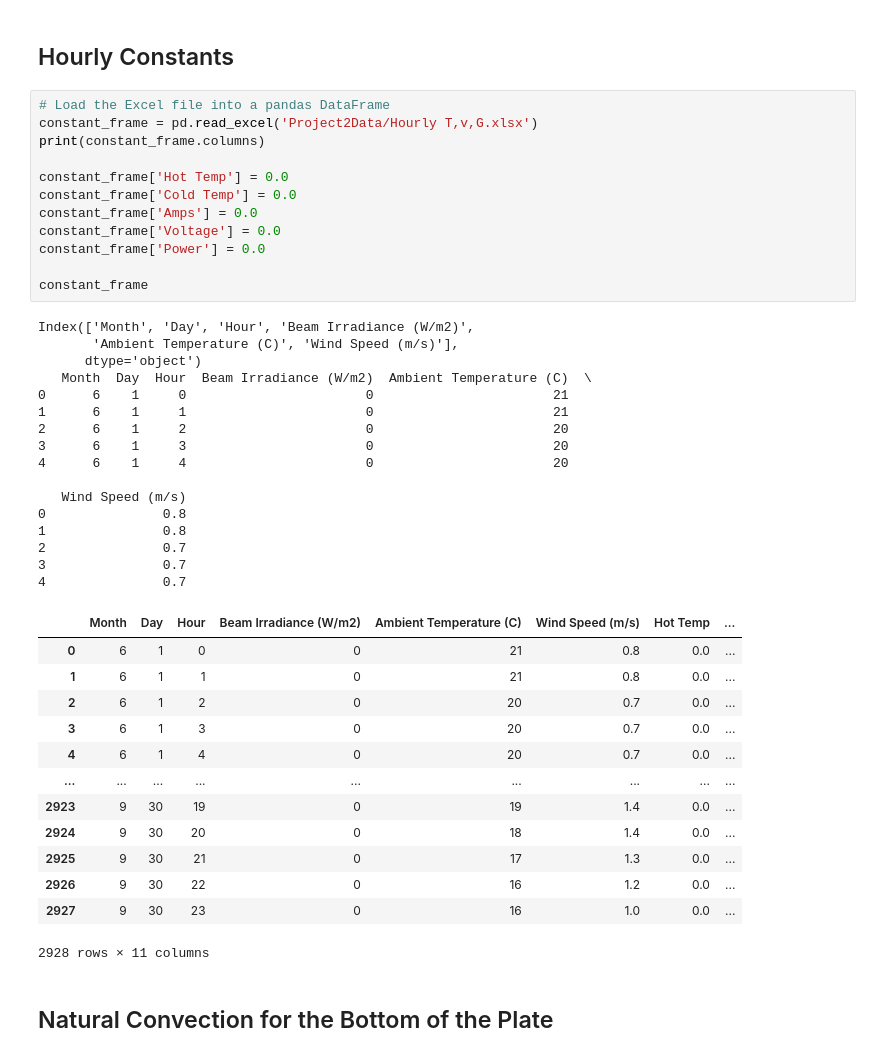
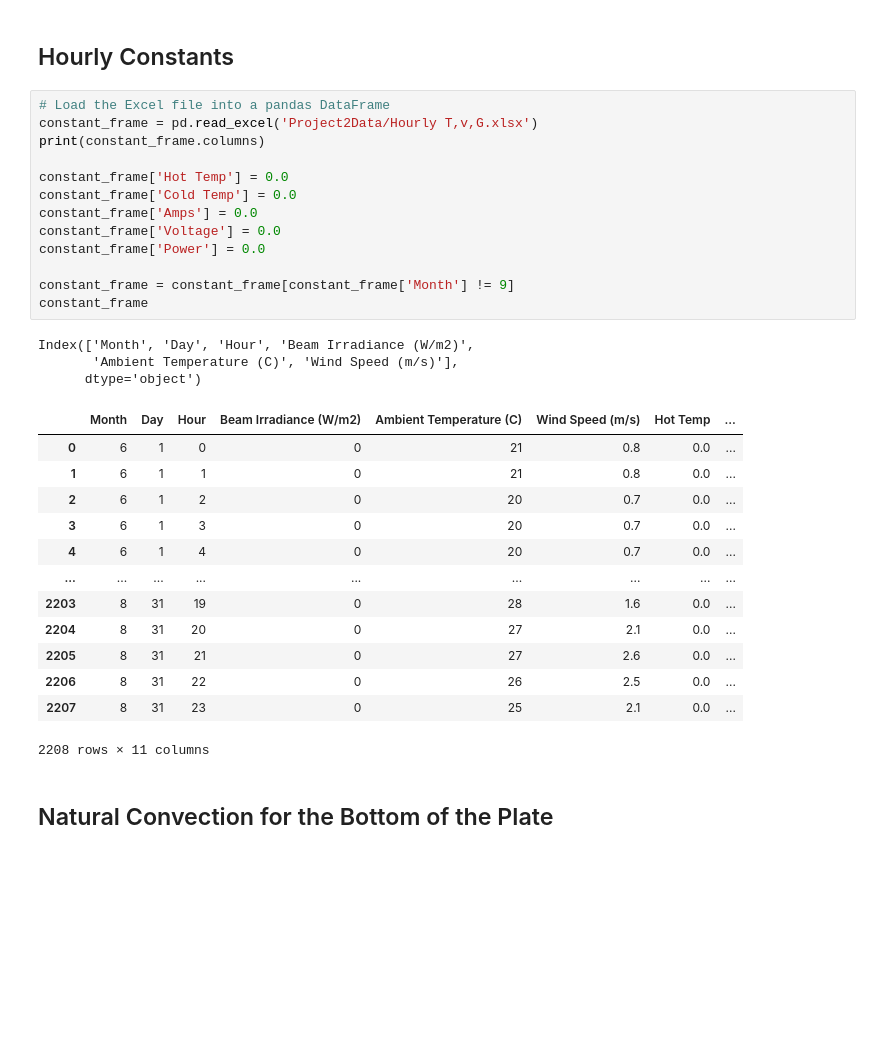
Before and after one commit to Willmac16/DFTS-Team-Seven, a Jupyter notebook: Project2.ipynb, the cells around one changed output. Cells and saved outputs as stored; diff of their text form; blank space fills up the shorter version.

```diff
--- a/Project2.ipynb
+++ b/Project2.ipynb
@@ -57,45 +59,33 @@ print(100.0 * teg_area / (plate_length ** 2), "% of the plate is covered by TEGs
 # %%
 # Load the Excel file into a pandas DataFrame
 constant_frame = pd.read_excel('Project2Data/Hourly T,v,G.xlsx')
 print(constant_frame.columns)
 
 constant_frame['Hot Temp'] = 0.0
 constant_frame['Cold Temp'] = 0.0
 constant_frame['Amps'] = 0.0
 constant_frame['Voltage'] = 0.0
 constant_frame['Power'] = 0.0
 
+constant_frame = constant_frame[constant_frame['Month'] != 9]
 constant_frame
 # %% [output]
 Index(['Month', 'Day', 'Hour', 'Beam Irradiance (W/m2)',
        'Ambient Temperature (C)', 'Wind Speed (m/s)'],
       dtype='object')
-   Month  Day  Hour  Beam Irradiance (W/m2)  Ambient Temperature (C)  \
-0      6    1     0                       0                       21
-1      6    1     1                       0                       21
-2      6    1     2                       0                       20
-3      6    1     3                       0                       20
-4      6    1     4                       0                       20
-
-   Wind Speed (m/s)
-0               0.8
-1               0.8
-2               0.7
-3               0.7
-4               0.7
 |  | Month | Day | Hour | Beam Irradiance (W/m2) | Ambient Temperature (C) | Wind Speed (m/s) | Hot Temp | ... |
 | 0 | 6 | 1 | 0 | 0 | 21 | 0.8 | 0.0 | ... |
 | 1 | 6 | 1 | 1 | 0 | 21 | 0.8 | 0.0 | ... |
 | 2 | 6 | 1 | 2 | 0 | 20 | 0.7 | 0.0 | ... |
 | 3 | 6 | 1 | 3 | 0 | 20 | 0.7 | 0.0 | ... |
 | 4 | 6 | 1 | 4 | 0 | 20 | 0.7 | 0.0 | ... |
 | ... | ... | ... | ... | ... | ... | ... | ... | ... |
-| 2923 | 9 | 30 | 19 | 0 | 19 | 1.4 | 0.0 | ... |
-| 2924 | 9 | 30 | 20 | 0 | 18 | 1.4 | 0.0 | ... |
-| 2925 | 9 | 30 | 21 | 0 | 17 | 1.3 | 0.0 | ... |
-| 2926 | 9 | 30 | 22 | 0 | 16 | 1.2 | 0.0 | ... |
-| 2927 | 9 | 30 | 23 | 0 | 16 | 1.0 | 0.0 | ... |
+| 2203 | 8 | 31 | 19 | 0 | 28 | 1.6 | 0.0 | ... |
+| 2204 | 8 | 31 | 20 | 0 | 27 | 2.1 | 0.0 | ... |
+| 2205 | 8 | 31 | 21 | 0 | 27 | 2.6 | 0.0 | ... |
+| 2206 | 8 | 31 | 22 | 0 | 26 | 2.5 | 0.0 | ... |
+| 2207 | 8 | 31 | 23 | 0 | 25 | 2.1 | 0.0 | ... |
-2928 rows × 11 columns
+2208 rows × 11 columns
 # %% [markdown]
 ## Natural Convection for the Bottom of the Plate
 # %%
```
Also changed, not shown: parts of 10 cells of this notebook.
